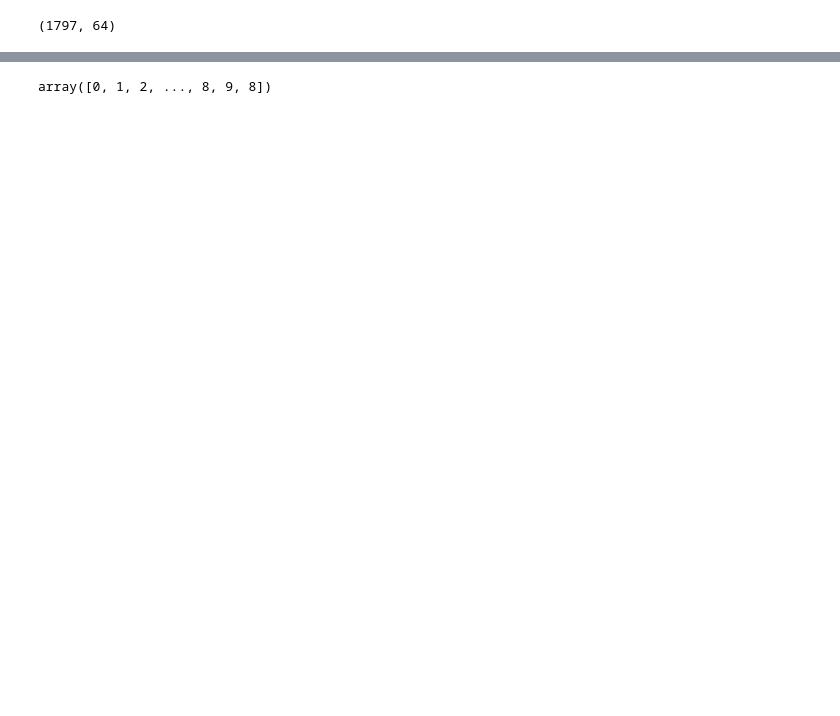
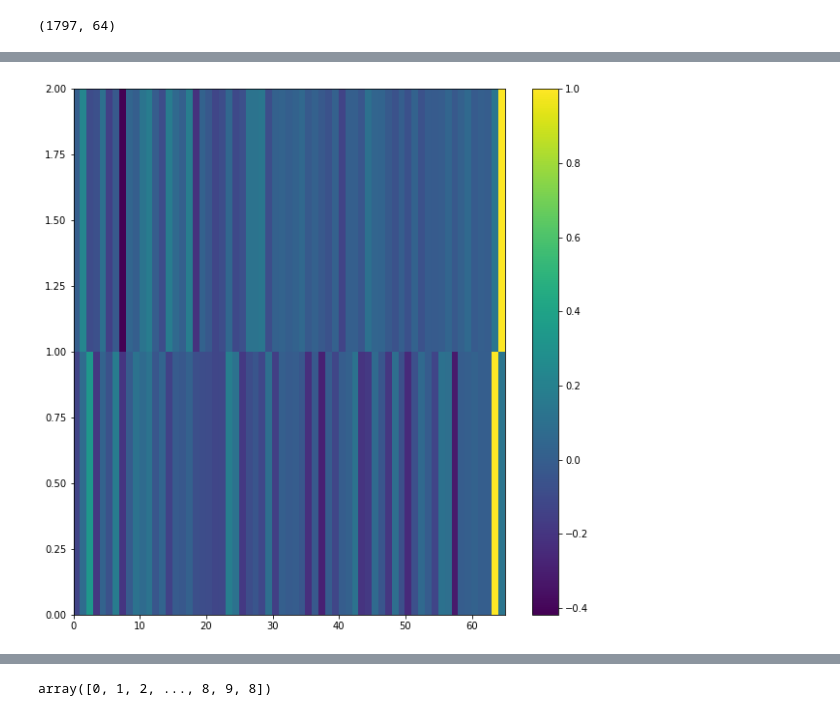
Before and after one commit to ramonapariciog/LIAPRE-Masters, a Jupyter notebook: clases/clase_2_svm_digits.ipynb, the cells around one changed output, grey strips where cells are left out. Cells and saved outputs as stored; diff of their text form; code cells hidden in the pictures; blank space fills up the shorter version.

```diff
--- a/clases/clase_2_svm_digits.ipynb
+++ b/clases/clase_2_svm_digits.ipynb
@@ -35,0 +90,7 @@ for i in range(10):
+# %%
+plt.figure(figsize=(10,10))
+plt.pcolor(corr_mat.values[-2:, :])
+plt.colorbar()
+plt.show()
+# %% [output]
+[figure, added]
```
Also changed, not shown: parts of 35 cells of this notebook.
